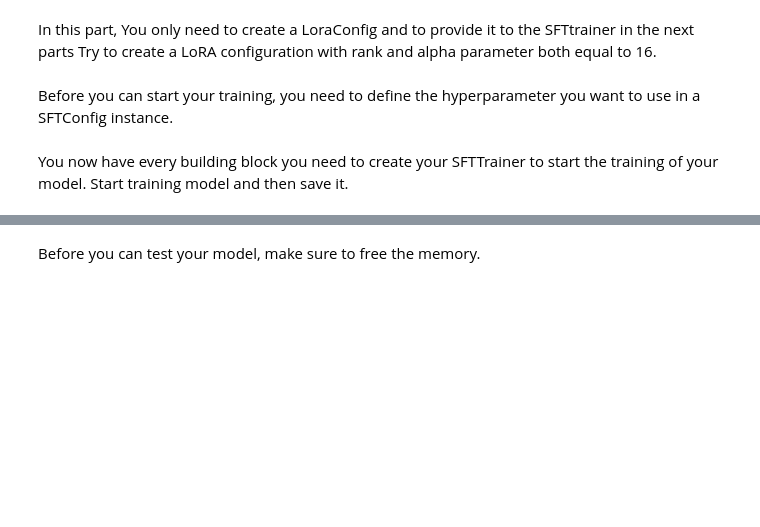
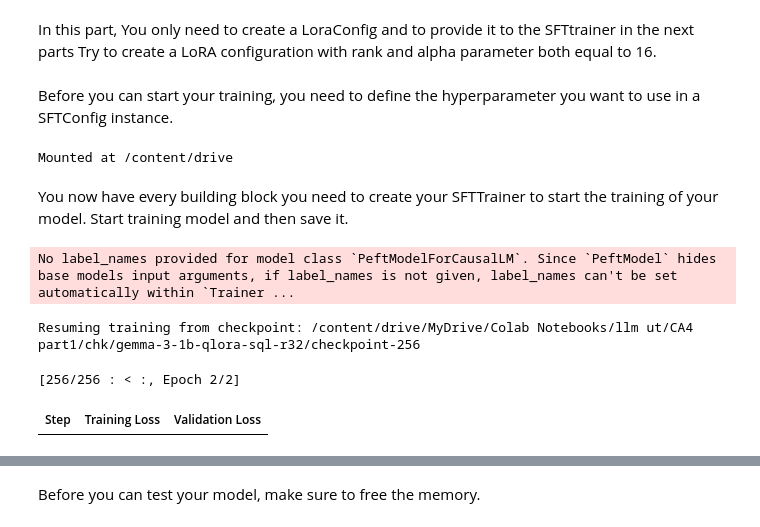
Before and after one commit to omid-moradi/LLMs-Course, a Jupyter notebook: CA4/CA4_Part1_Quantization_Self_Explanations.ipynb, the cells around one changed output, grey strips where cells are left out. Saved outputs shown, nothing was run; the diff lists cells and outputs as text; code cells hidden in the pictures; blank space fills up the shorter version.

Commit message:
complete Fine-tune Gemma using TRL and the SFTTrainer

```diff
--- a/CA4/CA4_Part1_Quantization_Self_Explanations.ipynb
+++ b/CA4/CA4_Part1_Quantization_Self_Explanations.ipynb
@@ -860,2 +915,16 @@ peft_config = LoraConfig(
+# %%
+from peft import LoraConfig
+
+peft_config = LoraConfig(
+    r=32,                    # Reduced from 64 - sweet spot for 1B models
+    lora_alpha=16,           # Lower alpha (r/2) for better stability
+    target_modules=[
+        "q_proj", "k_proj", "v_proj", "o_proj",  # Attention layers (most important)
+        "gate_proj", "up_proj", "down_proj"       # MLP layers
+    ],
+    lora_dropout=0.1,        # Slightly higher dropout for regularization
+    bias="none",             # Keep as none for efficiency
+    task_type="CAUSAL_LM",
+)
 # %% [markdown]
 Before you can start your training, you need to define the hyperparameter you want to use in a SFTConfig instance.
@@ -867,0 +931,5 @@ args = SFTConfig(
+# %%
+from google.colab import drive
+drive.mount('/content/drive')
+# %% [output]
+Mounted at /content/drive
@@ -878,0 +988,43 @@ trainer = SFTTrainer(
+# %%
+from trl import SFTTrainer
+
+
+tokenizer.chat_template = (
+    "{% for m in messages %}"
+    "{% if m['role'] == 'system' %}{{ m['content'] }}\n"
+    "{% elif m['role'] == 'user' %}<|user|>{{ m['content'] }}</s>\n"
+    "{% elif m['role'] == 'assistant' %}<|assistant|>{{ m['content'] }}</s>\n"
+    "{% endif %}{% endfor %}"
+)
+
+
+trainer = SFTTrainer(
+    model=model,
+    args=args,
+    train_dataset=train_ds,
+    eval_dataset=test_ds,
+    processing_class=tokenizer,   # now owns chat_template
+    peft_config=peft_config,
+)
+
+# Determine the path to the latest checkpoint
+import os
+output_dir = "/content/drive/MyDrive/Colab Notebooks/llm ut/CA4 part1/chk/gemma-3-1b-qlora-sql-r32"
+latest_checkpoint = None
+if os.path.isdir(output_dir):
+    checkpoints = [d for d in os.listdir(output_dir) if d.startswith("checkpoint-")]
+    if checkpoints:
+        # Sort checkpoints numerically to find the latest one
+        latest_checkpoint = os.path.join(output_dir, sorted(checkpoints, key=lambda x: int(x.split('-')[1]))[-1])
+
+if latest_checkpoint:
+    print(f"Resuming training from checkpoint: {latest_checkpoint}")
+    trainer.train(resume_from_checkpoint=latest_checkpoint)
+else:
+    print("No checkpoint found, starting training from scratch.")
+    trainer.train()
+# %% [output]
+No label_names provided for model class `PeftModelForCausalLM`. Since `PeftModel` hides base models input arguments, if label_names is not given, label_names can't be set automatically within `Trainer ...
+Resuming training from checkpoint: /content/drive/MyDrive/Colab Notebooks/llm ut/CA4 part1/chk/gemma-3-1b-qlora-sql-r32/checkpoint-256
+[256/256 : < :, Epoch 2/2]
+| Step | Training Loss | Validation Loss |
```
Also changed, not shown: parts of 11 cells of this notebook.
